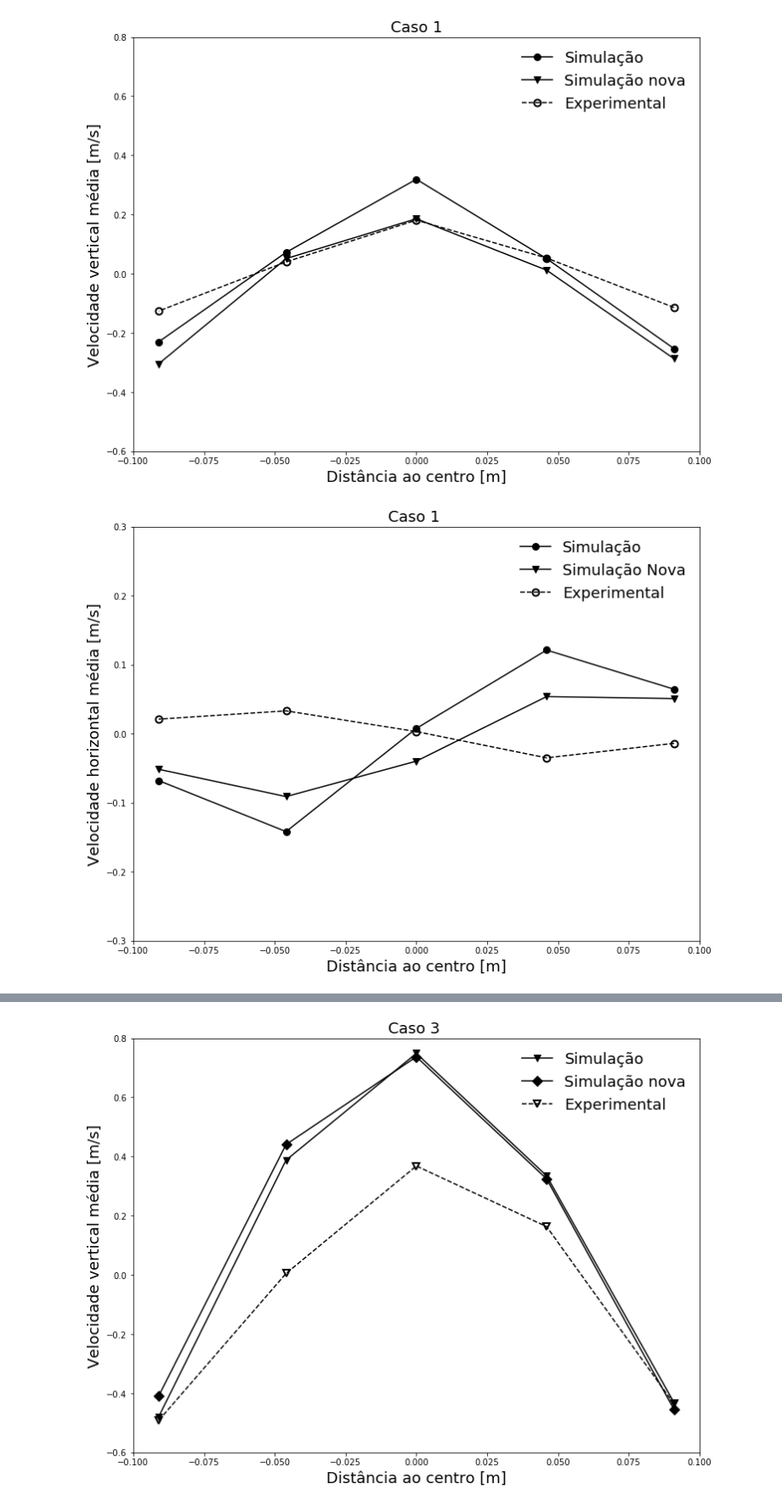
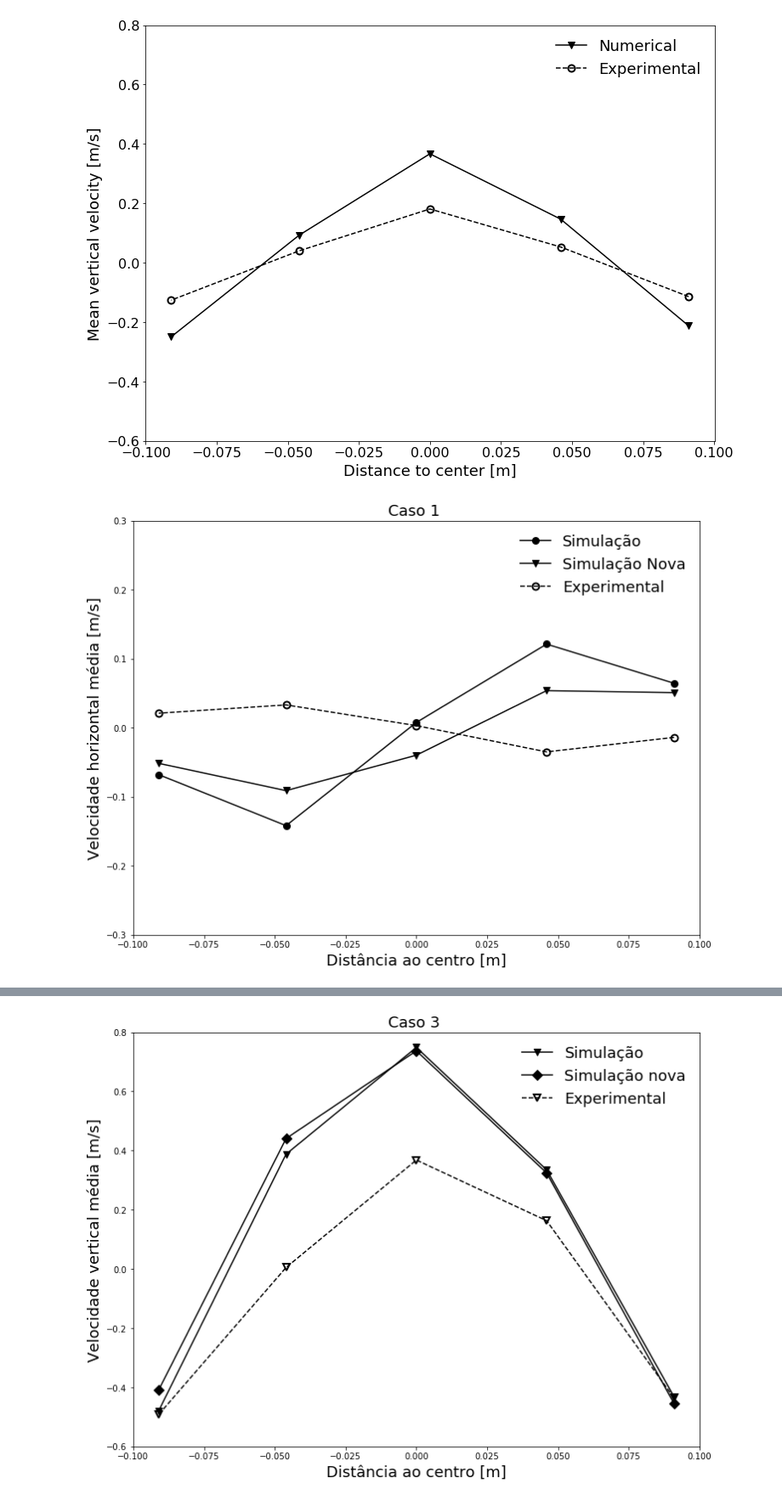
Before and after one commit to lucillalmeida/doutorado-validacoes, a Jupyter notebook: fluidized-bed/eulerian_velocity.ipynb, the cells around one changed output, grey strips where cells are left out. Shown at 85% size. Saved outputs shown, nothing was run; the diff lists cells and outputs as text; code cells hidden in the pictures.

```diff
--- a/fluidized-bed/eulerian_velocity.ipynb
+++ b/fluidized-bed/eulerian_velocity.ipynb
@@ -36,6 +36,10 @@ horizontal_data.close()
 
 vertical_data = open("netl-case1-no_distributor-vertical_velocity_alpha11.csv", 'r')
 time_v_alpha11, v_bin1_alpha11, v_bin2_alpha11, v_bin3_alpha11, v_bin4_alpha11, v_bin5_alpha11 = np.loadtxt(vertical_data, delimiter = ';', skiprows = 1, unpack = True)
+vertical_data.close()
+
+vertical_data = open("netl-case2-no_distributor-vertical_velocity_alpha12.csv", 'r')
+time_v_alpha12, v_bin1_alpha12, v_bin2_alpha12, v_bin3_alpha12, v_bin4_alpha12, v_bin5_alpha12 = np.loadtxt(vertical_data, delimiter = ',', skiprows = 1, unpack = True)
 vertical_data.close()
 
 horizontal_data = open("netl-case3-no-distributor-horizontal_velocity.csv", 'r')
@@ -148,11 +152,11 @@ caso1_no_limited_v3 = case1_no_v_bin3[np.argmax(case1_no_time_v>2.0):]
 caso1_no_limited_v4 = case1_no_v_bin4[np.argmax(case1_no_time_v>2.0):]
 caso1_no_limited_v5 = case1_no_v_bin5[np.argmax(case1_no_time_v>2.0):]
 
-caso1_no_limited_v1_alpha11 = v_bin1_alpha11[np.argmax(time_v_alpha11>2.0):]
-caso1_no_limited_v2_alpha11 = v_bin2_alpha11[np.argmax(time_v_alpha11>2.0):]
-caso1_no_limited_v3_alpha11 = v_bin3_alpha11[np.argmax(time_v_alpha11>2.0):]
-caso1_no_limited_v4_alpha11 = v_bin4_alpha11[np.argmax(time_v_alpha11>2.0):]
-caso1_no_limited_v5_alpha11 = v_bin5_alpha11[np.argmax(time_v_alpha11>2.0):]
+caso1_no_limited_v1_alpha12 = v_bin1_alpha12[np.argmax(time_v_alpha12>2.0):]
+caso1_no_limited_v2_alpha12 = v_bin2_alpha12[np.argmax(time_v_alpha12>2.0):]
+caso1_no_limited_v3_alpha12 = v_bin3_alpha12[np.argmax(time_v_alpha12>2.0):]
+caso1_no_limited_v4_alpha12 = v_bin4_alpha12[np.argmax(time_v_alpha12>2.0):]
+caso1_no_limited_v5_alpha12 = v_bin5_alpha12[np.argmax(time_v_alpha12>2.0):]
 
 caso1_no_limited_h1 = case1_no_h_bin1[np.argmax(case1_no_time_h>2.0):]
 caso1_no_limited_h2 = case1_no_h_bin2[np.argmax(case1_no_time_h>2.0):]
@@ -224,8 +228,8 @@ caso1_no_dist_v = [np.mean(caso1_no_limited_v1), np.mean(caso1_no_limited_v2), n
 caso1_no_dist_h = [np.mean(caso1_no_limited_h1), np.mean(caso1_no_limited_h2), np.mean(caso1_no_limited_h3),
                    np.mean(caso1_no_limited_h4), np.mean(caso1_no_limited_h5)]
 
-caso1_no_dist_v_alpha11 = [np.mean(caso1_no_limited_v1_alpha11), np.mean(caso1_no_limited_v2_alpha11), np.mean(caso1_no_limited_v3_alpha11),
-                           np.mean(caso1_no_limited_v4_alpha11), np.mean(caso1_no_limited_v5_alpha11)]
+caso1_no_dist_v_alpha12 = [np.mean(caso1_no_limited_v1_alpha12), np.mean(caso1_no_limited_v2_alpha12), np.mean(caso1_no_limited_v3_alpha12),
+                           np.mean(caso1_no_limited_v4_alpha12), np.mean(caso1_no_limited_v5_alpha12)]
 
 caso1_no_dist_h_alpha11 = [np.mean(caso1_no_limited_h1_alpha11), np.mean(caso1_no_limited_h2_alpha11), np.mean(caso1_no_limited_h3_alpha11),
                    np.mean(caso1_no_limited_h4_alpha11), np.mean(caso1_no_limited_h5_alpha11)]
@@ -254,32 +258,34 @@ caso3_no_dist_v_alpha11 = [np.mean(caso3_no_limited_v1_alpha11), np.mean(caso3_n
 caso3_no_dist_h_alpha11 = [np.mean(caso3_no_limited_h1_alpha11), np.mean(caso3_no_limited_h2_alpha11), np.mean(caso3_no_limited_h3_alpha11),
                    np.mean(caso3_no_limited_h4_alpha11), np.mean(caso3_no_limited_h5_alpha11)]
 # %%
-plt.plot(x, caso1_no_dist_v, linestyle = "-", color = "black", marker = 'o', markersize = 8, label = "Simulação")
-plt.plot(x, caso1_no_dist_v_alpha11, linestyle = "-", color = "black", marker = 'v', markersize = 8, label = "Simulação nova")
+#plt.plot(x, caso1_no_dist_v, linestyle = "-", color = "black", marker = 'o', markersize = 8, label = "Simulação")
+plt.plot(x, caso1_no_dist_v_alpha12, linestyle = "-", color = "black", marker = 'v', markersize = 8, label = "Numerical")
 plt.plot(x, caso1_experimental_lv, linestyle = "--", color = "black", marker = 'o', markeredgewidth=2, markerfacecolor="None", markersize = 8, label = "Experimental")
 #plt.plot(x, caso1_experimental_lv, linestyle = "--", color = "black", marker = 'v', markersize = 8, label = "Experimental - lagrangean")
-plt.title("Caso 1", fontsize = 18)
-plt.xlabel("Distância ao centro [m]", fontsize = 18)
-plt.ylabel("Velocidade vertical média [m/s]", fontsize = 18)
+#plt.title("Caso 1", fontsize = 18)
+plt.xlabel("Distance to center [m]", fontsize = 18)
+plt.ylabel("Mean vertical velocity [m/s]", fontsize = 18)
 plt.legend(fontsize = 18, frameon = False)
+plt.xticks(fontsize = 16)
+plt.yticks(fontsize = 16)
 #plt.xlim(0, 10)
 plt.ylim(-0.6, 0.8)
 plt.savefig("caso1_sem_dist_vertical_velocity.png")
 plt.show()
 
 plt.plot(x, (caso1_no_dist_h), linestyle = "-", color = "black", marker = 'o', markersize = 8, label = "Simulação")
 plt.plot(x, (caso1_no_dist_h_alpha11), linestyle = "-", color = "black", marker = 'v', markersize = 8, label = "Simulação Nova")
 plt.plot(x, caso1_experimental_lh, linestyle = "--", color = "black", marker = 'o', markeredgewidth=2, markerfacecolor="None", markersize = 8, label = "Experimental")
 #plt.plot(x, caso1_experimental_lh, linestyle = "--", color = "black", marker = 'v', markersize = 8, label = "Experimental - lagrangean")
 plt.title("Caso 1 ", fontsize = 18)
 plt.xlabel("Distância ao centro [m]", fontsize = 18)
 plt.ylabel("Velocidade horizontal média [m/s]", fontsize = 18)
 plt.ylim(-0.3, 0.3)
 plt.legend(fontsize = 18, frameon = False)
 plt.savefig("caso1_sem_dist_horizontal_velocity.png")
 plt.show()
 # %% [output]
-[figure, old version]
+[figure, new version]
 [figure]
 # %%
 #Case 2
```
Also changed, not shown: parts of 2 cells of this notebook, 9 other files.
